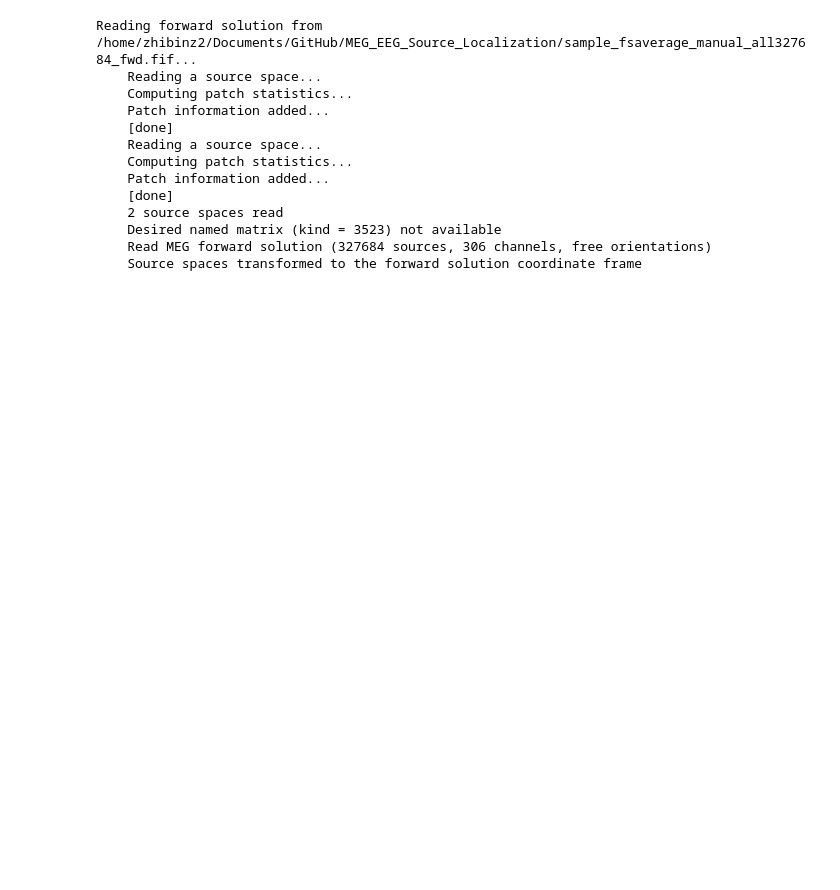
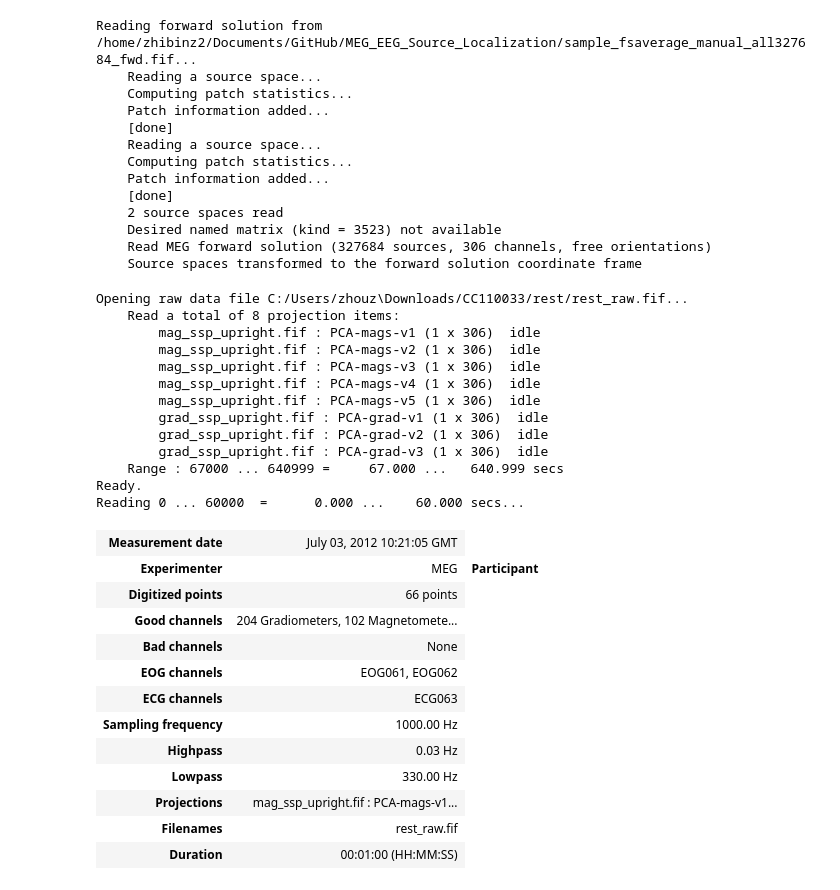
Before and after one commit to zhibinz2/MEG_EEG_Source_Localization, a Jupyter notebook: test_scripts/test.ipynb, the cells around one changed output. Drawn from its saved outputs; the diff is of its cells as text; code cells hidden in the pictures; blank space fills up the shorter version.

```diff
--- a/test_scripts/test.ipynb
+++ b/test_scripts/test.ipynb
@@ -31,0 +43,33 @@ forward
+# %%
+# https://mne.tools/stable/auto_tutorials/raw/40_visualize_raw.html#sphx-glr-auto-tutorials-raw-40-visualize-raw-py
+import mne
+sample_data_raw_file='C:/Users/zhouz\Downloads/CC110033/rest/rest_raw.fif'
+raw = mne.io.read_raw_fif(sample_data_raw_file)
+raw.crop(tmax=60).load_data()
+# %% [output]
+Opening raw data file C:/Users/zhouz\Downloads/CC110033/rest/rest_raw.fif...
+    Read a total of 8 projection items:
+        mag_ssp_upright.fif : PCA-mags-v1 (1 x 306)  idle
+        mag_ssp_upright.fif : PCA-mags-v2 (1 x 306)  idle
+        mag_ssp_upright.fif : PCA-mags-v3 (1 x 306)  idle
+        mag_ssp_upright.fif : PCA-mags-v4 (1 x 306)  idle
+        mag_ssp_upright.fif : PCA-mags-v5 (1 x 306)  idle
+        grad_ssp_upright.fif : PCA-grad-v1 (1 x 306)  idle
+        grad_ssp_upright.fif : PCA-grad-v2 (1 x 306)  idle
+        grad_ssp_upright.fif : PCA-grad-v3 (1 x 306)  idle
+    Range : 67000 ... 640999 =     67.000 ...   640.999 secs
+Ready.
+Reading 0 ... 60000  =      0.000 ...    60.000 secs...
+| Measurement date | July 03, 2012 10:21:05 GMT |
+| Experimenter | MEG | Participant |
+| Digitized points | 66 points |
+| Good channels | 204 Gradiometers, 102 Magnetomete... |
+| Bad channels | None |
+| EOG channels | EOG061, EOG062 |
+| ECG channels | ECG063 |
+| Sampling frequency | 1000.00 Hz |
+| Highpass | 0.03 Hz |
+| Lowpass | 330.00 Hz |
+| Projections | mag_ssp_upright.fif : PCA-mags-v1... |
+| Filenames | rest_raw.fif |
+| Duration | 00:01:00 (HH:MM:SS) |
```
Also changed, not shown: parts of 3 cells of this notebook, 1 other file.
